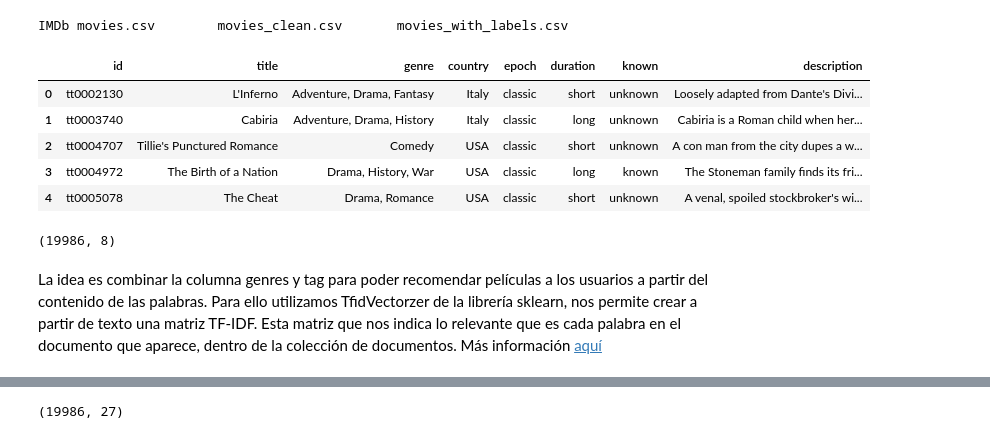
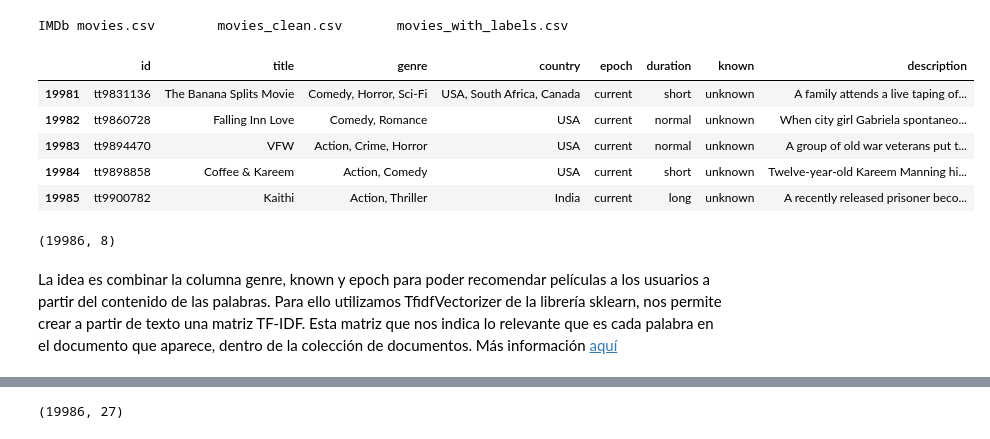
Before and after one commit to antoniomfc/TFM, a Jupyter notebook: Sistema_Recomendador.ipynb, the cells around one changed output, grey strips where cells are left out. Drawn from its saved outputs; the diff is of its cells as text; code cells hidden in the pictures.

Commit message:
Terminado la generación de modelos para las recomendaciones

```diff
--- a/Sistema_Recomendador.ipynb
+++ b/Sistema_Recomendador.ipynb
@@ -24,20 +23,20 @@ IMDb movies.csv        movies_clean.csv       movies_with_labels.csv
 # Cargamos el dataset movies_clean.csv
 df = pd.read_csv('./data/movies_clean.csv')
 # %%
-df.head()
+df.tail(5)
 # %% [output]
 |  | id | title | genre | country | epoch | duration | known | description |
-| 0 | tt0002130 | L'Inferno | Adventure, Drama, Fantasy | Italy | classic | short | unknown | Loosely adapted from Dante's Divi... |
-| 1 | tt0003740 | Cabiria | Adventure, Drama, History | Italy | classic | long | unknown | Cabiria is a Roman child when her... |
-| 2 | tt0004707 | Tillie's Punctured Romance | Comedy | USA | classic | short | unknown | A con man from the city dupes a w... |
-| 3 | tt0004972 | The Birth of a Nation | Drama, History, War | USA | classic | long | known | The Stoneman family finds its fri... |
-| 4 | tt0005078 | The Cheat | Drama, Romance | USA | classic | short | unknown | A venal, spoiled stockbroker's wi... |
+| 19981 | tt9831136 | The Banana Splits Movie | Comedy, Horror, Sci-Fi | USA, South Africa, Canada | current | short | unknown | A family attends a live taping of... |
+| 19982 | tt9860728 | Falling Inn Love | Comedy, Romance | USA | current | normal | unknown | When city girl Gabriela spontaneo... |
+| 19983 | tt9894470 | VFW | Action, Crime, Horror | USA | current | normal | unknown | A group of old war veterans put t... |
+| 19984 | tt9898858 | Coffee & Kareem | Action, Comedy | USA | current | short | unknown | Twelve-year-old Kareem Manning hi... |
+| 19985 | tt9900782 | Kaithi | Action, Thriller | India | current | long | unknown | A recently released prisoner beco... |
 # %%
 df.shape
 # %% [output]
 (19986, 8)
 # %% [markdown]
-La idea es combinar la columna genres y tag para poder recomendar películas a los usuarios a partir del contenido de las palabras. Para ello utilizamos TfidVectorzer de la librería sklearn, nos permite crear a partir de texto una matriz TF-IDF. Esta matriz que nos indica lo relevante que es cada palabra en el documento que aparece, dentro de la colección de documentos. Más información [aquí](https://es.wikipedia.org/wiki/Tf-idf)
+La idea es combinar la columna genre, known y epoch para poder recomendar películas a los usuarios a partir del contenido de las palabras. Para ello utilizamos TfidfVectorizer de la librería sklearn, nos permite crear a partir de texto una matriz TF-IDF. Esta matriz que nos indica lo relevante que es cada palabra en el documento que aparece, dentro de la colección de documentos. Más información [aquí](https://es.wikipedia.org/wiki/Tf-idf)
 # %%
 # Lo primero que haremos será combinar las columnas genres y tags en una única columna llamada documents
 
```
Also changed, not shown: parts of 17 cells of this notebook.
